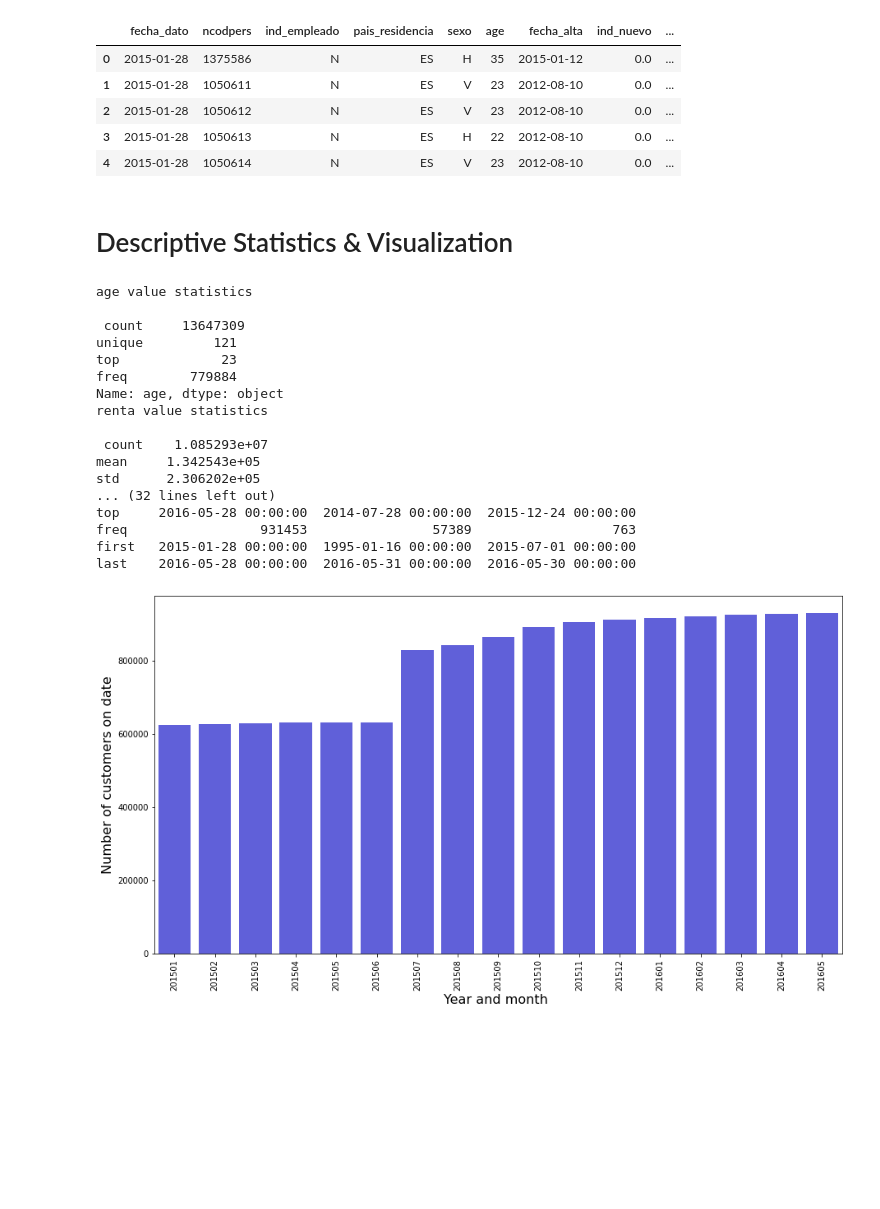
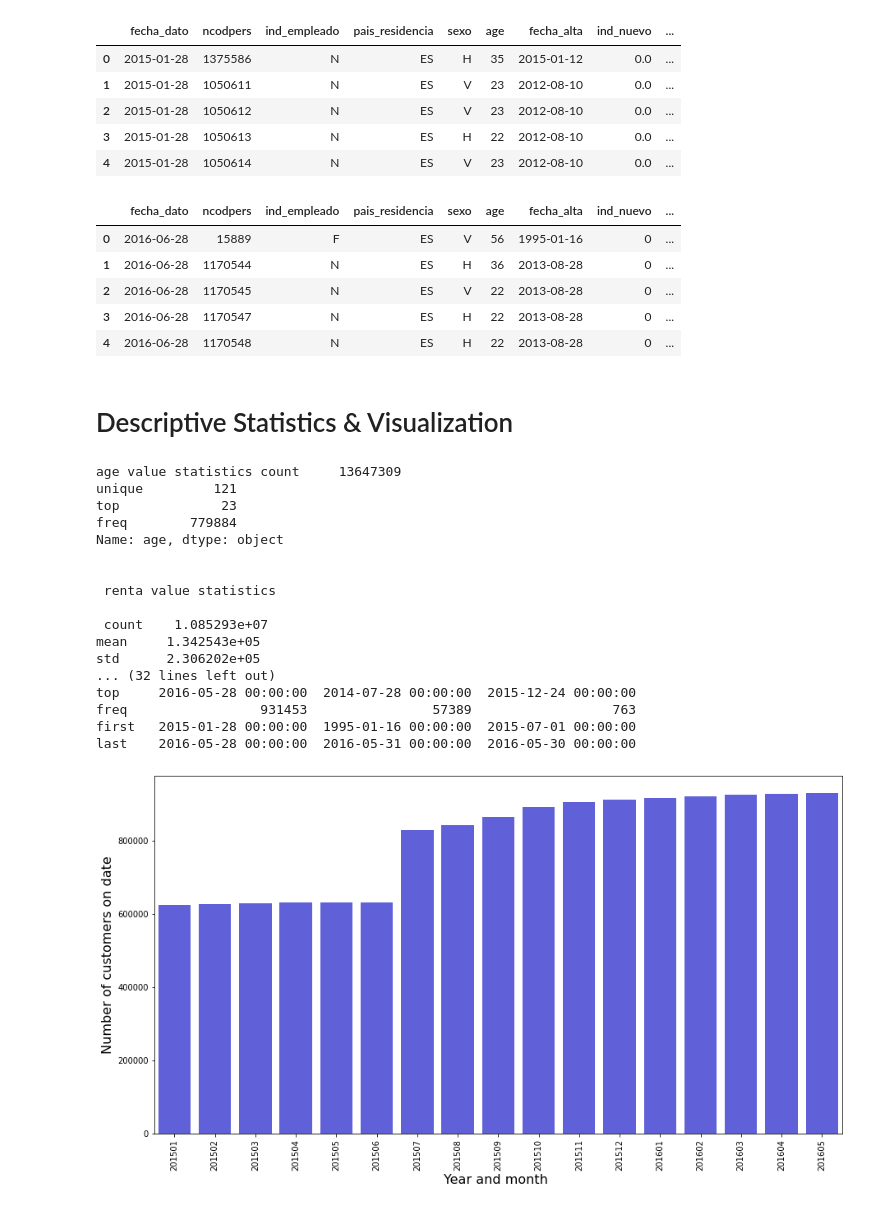
Before and after one commit to casperbh96/mbml, a Jupyter notebook: Data Preparation.ipynb, the cells around one changed output. Drawn from its saved outputs; the diff is of its cells as text; code cells hidden in the pictures; blank space fills up the shorter version.

```diff
--- a/Data Preparation.ipynb
+++ b/Data Preparation.ipynb
@@ -25,6 +25,20 @@ df.head(5)
 | 2 | 2015-01-28 | 1050612 | N | ES | V | 23 | 2012-08-10 | 0.0 | ... |
 | 3 | 2015-01-28 | 1050613 | N | ES | H | 22 | 2012-08-10 | 0.0 | ... |
 | 4 | 2015-01-28 | 1050614 | N | ES | V | 23 | 2012-08-10 | 0.0 | ... |
+# %%
+test_path = 'data/test_ver2.csv'
+
+test_df = pd.read_csv(test_path, nrows=500, parse_dates=['fecha_dato', 'fecha_alta', 'ult_fec_cli_1t'],
+                 sep=",",na_values = ['?', 'NA'], engine='python')
+
+test_df.head(5)
+# %% [output]
+|  | fecha_dato | ncodpers | ind_empleado | pais_residencia | sexo | age | fecha_alta | ind_nuevo | ... |
+| 0 | 2016-06-28 | 15889 | F | ES | V | 56 | 1995-01-16 | 0 | ... |
+| 1 | 2016-06-28 | 1170544 | N | ES | H | 36 | 2013-08-28 | 0 | ... |
+| 2 | 2016-06-28 | 1170545 | N | ES | V | 22 | 2013-08-28 | 0 | ... |
+| 3 | 2016-06-28 | 1170547 | N | ES | H | 22 | 2013-08-28 | 0 | ... |
+| 4 | 2016-06-28 | 1170548 | N | ES | H | 22 | 2013-08-28 | 0 | ... |
 # %%
 columns_num = ['age',
                'renta']
@@ -53,20 +67,20 @@ columns_date =['fecha_dato',
 # %% [markdown]
 # Descriptive Statistics & Visualization
 # %%
-print("age value statistics \n \n", df['age'].describe())
-print("renta value statistics \n \n", df['renta'].describe())
+print("age value statistics", df['age'].describe())
+print("\n \n renta value statistics \n \n", df['renta'].describe())
 
 print("categorical value statistics \n\n",df[columns_cat].describe())
 print("date value statistics \n \n",df[columns_date].describe())
 # %% [output]
-age value statistics
-
- count     13647309
+age value statistics count     13647309
 unique         121
 top             23
 freq        779884
 Name: age, dtype: object
-renta value statistics
+
+
+ renta value statistics
 
  count    1.085293e+07
 mean     1.342543e+05
```
